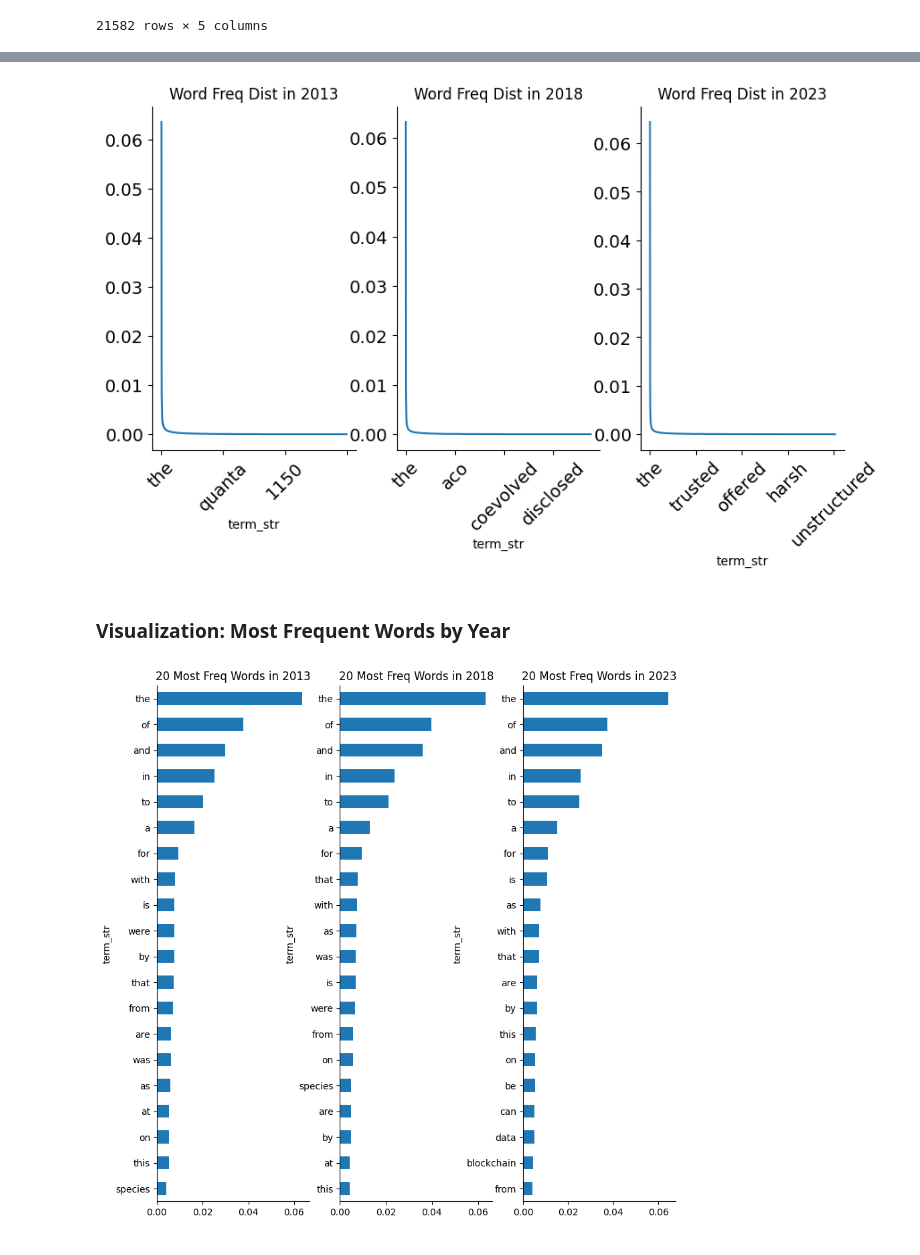
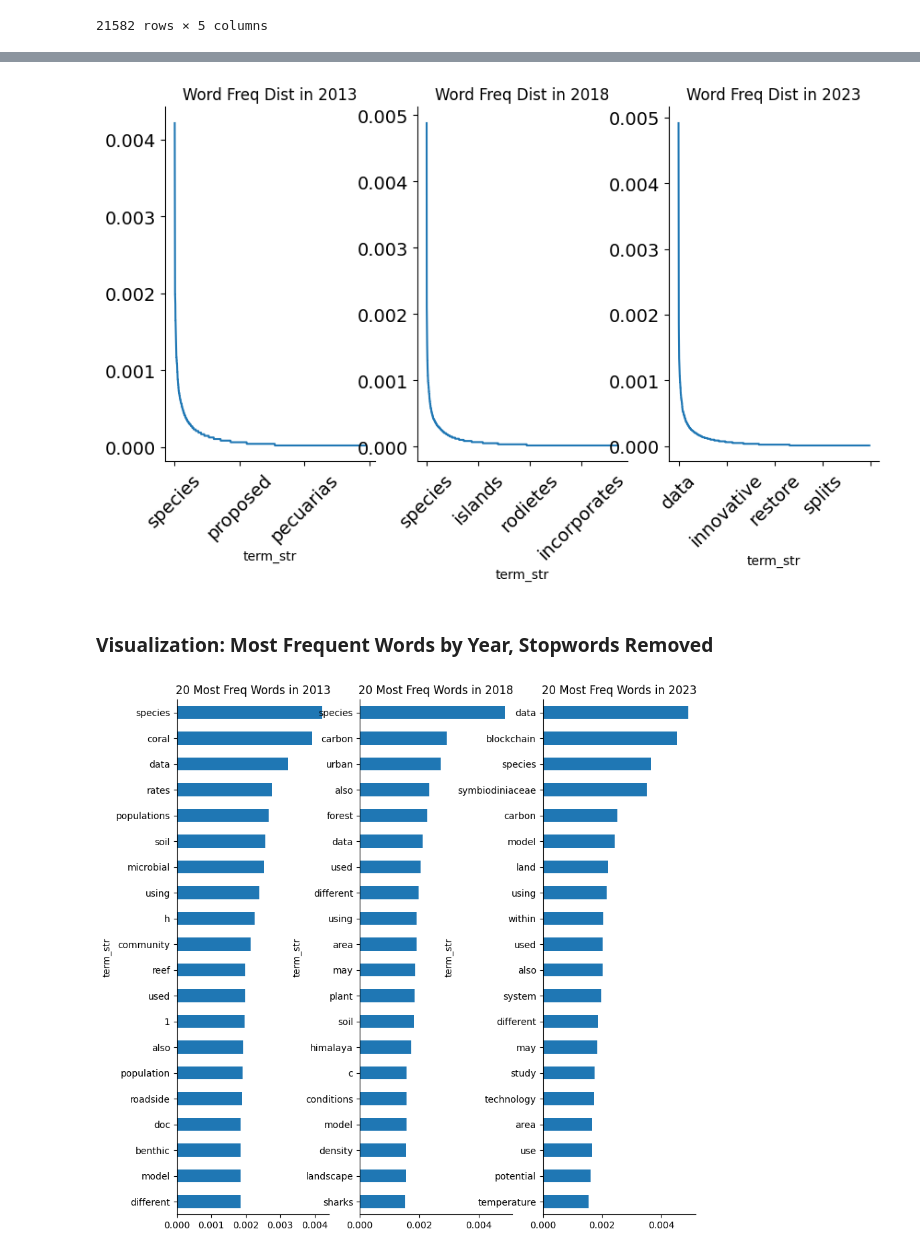
Before and after one commit to caroline-kranefuss/evolving_sentiment_climate, a Jupyter notebook: notebooks/EDA.ipynb, the cells around one changed output, grey strips where cells are left out. Drawn from its saved outputs; the diff is of its cells as text; code cells hidden in the pictures.

Commit message:
Stopword removal

```diff
--- a/notebooks/EDA.ipynb
+++ b/notebooks/EDA.ipynb
@@ -322,0 +314,7 @@ VOCAB
+# %%
+# Define and view some sample stopwords according to NLTK
+sw = pd.DataFrame(nltk.corpus.stopwords.words('english'), columns=['term_str'])
+sw = sw.reset_index().set_index('term_str')
+sw.columns = ['dummy']
+sw.dummy = 1
+sw.sample(5)
@@ -322,0 +329,5 @@ VOCAB
+# %%
+VOCAB['stop'] = sw
+VOCAB['stop'] = VOCAB['stop'].fillna(0).astype('int')
+# View stopwords in the corpus
+VOCAB[VOCAB.stop == 1]
@@ -323 +362,3 @@ VOCAB
+# %%
+VOCAB_nosw = VOCAB[VOCAB['stop'] == 0]
 # %% [markdown]
@@ -325,18 +366,18 @@ VOCAB
 # %%
 fig1, axes = plt.subplots(1,3)
 for i, year in enumerate(years):
-    VOCAB.loc[year].p_yr.plot(ax=axes[i], figsize=(10,5), fontsize=14, rot=45, legend=False, title=f"Word Freq Dist in {year}")
+    VOCAB_nosw.loc[year].p_yr.plot(ax=axes[i], figsize=(10,5), fontsize=14, rot=45, legend=False, title=f"Word Freq Dist in {year}")
 sns.despine()
 plt.show()
 # %% [output]
-[figure, old version]
+[figure, new version]
 # %% [markdown]
-### Visualization: Most Frequent Words by Year
+### Visualization: Most Frequent Words by Year, Stopwords Removed
 # %%
 fig2, axes = plt.subplots(1,3)
 for i, year in enumerate(years):
-    VOCAB.loc[year].p_yr.head(20).sort_values().plot.barh(ax=axes[i], figsize=(10,10), title=f"20 Most Freq Words in {year}")
+    VOCAB_nosw.loc[year].p_yr.head(20).sort_values().plot.barh(ax=axes[i], figsize=(10,10), title=f"20 Most Freq Words in {year}")
 sns.despine()
 plt.show()
 # %% [output]
-[figure, old version]
+[figure, new version]
```
Also changed, not shown: parts of 14 cells of this notebook, 2 other files.
